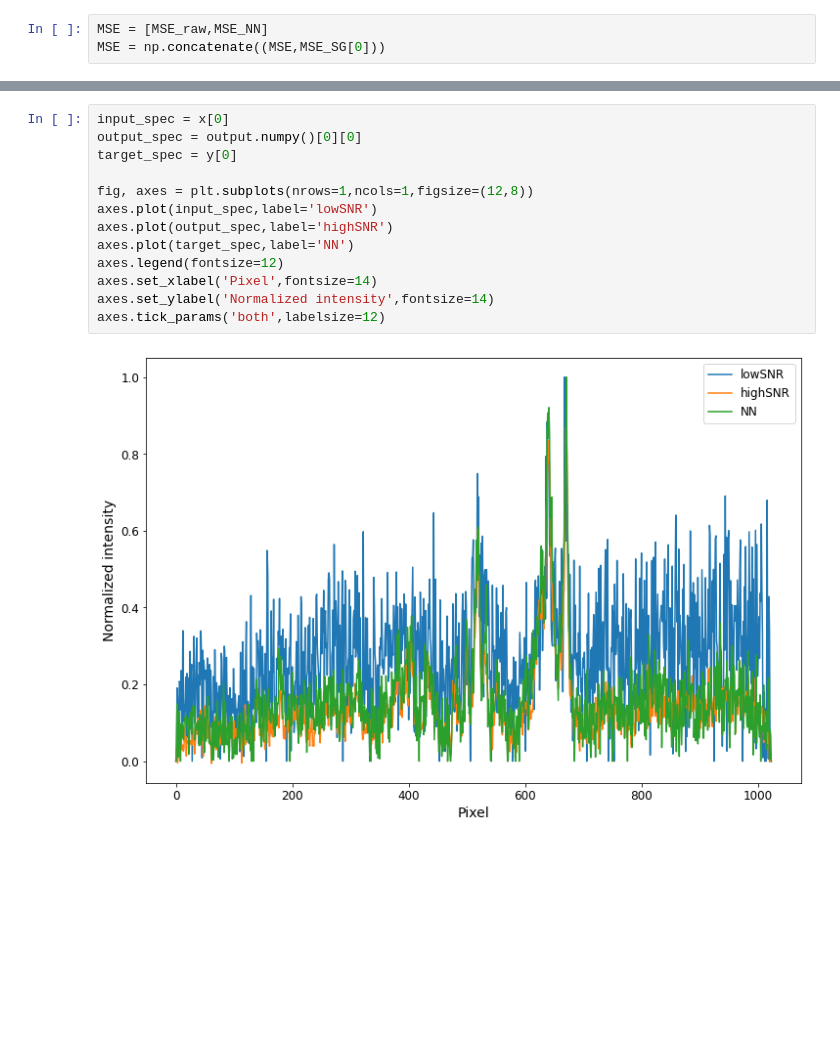
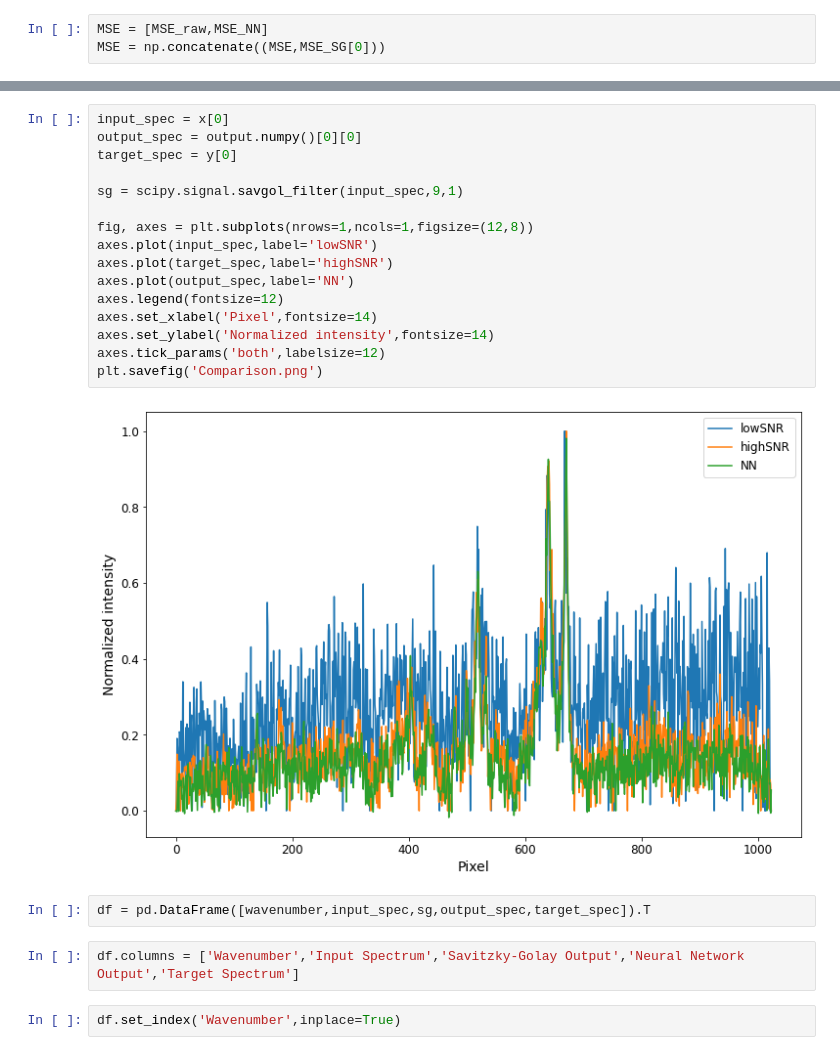
Before and after one commit to Spiden-data/DeepeR, a Jupyter notebook: Raman Spectral Denoising/test_denoising.ipynb, the cells around one changed output, grey strips where cells are left out. Saved outputs shown, nothing was run; the diff lists cells and outputs as text; blank space fills up the shorter version.

```diff
--- a/Raman Spectral Denoising/test_denoising.ipynb
+++ b/Raman Spectral Denoising/test_denoising.ipynb
@@ -197,15 +198,24 @@ fig.savefig('errorbars.png')
 # %%
 input_spec = x[0]
 output_spec = output.numpy()[0][0]
 target_spec = y[0]
 
+sg = scipy.signal.savgol_filter(input_spec,9,1)
+
 fig, axes = plt.subplots(nrows=1,ncols=1,figsize=(12,8))
 axes.plot(input_spec,label='lowSNR')
-axes.plot(output_spec,label='highSNR')
-axes.plot(target_spec,label='NN')
+axes.plot(target_spec,label='highSNR')
+axes.plot(output_spec,label='NN')
 axes.legend(fontsize=12)
 axes.set_xlabel('Pixel',fontsize=14)
 axes.set_ylabel('Normalized intensity',fontsize=14)
 axes.tick_params('both',labelsize=12)
+plt.savefig('Comparison.png')
 # %% [output]
-[figure, old version]
+[figure, new version]
+# %%
+df = pd.DataFrame([wavenumber,input_spec,sg,output_spec,target_spec]).T
+# %%
+df.columns = ['Wavenumber','Input Spectrum','Savitzky-Golay Output','Neural Network Output','Target Spectrum']
+# %%
+df.set_index('Wavenumber',inplace=True)
```
Also changed, not shown: parts of 5 cells of this notebook.
